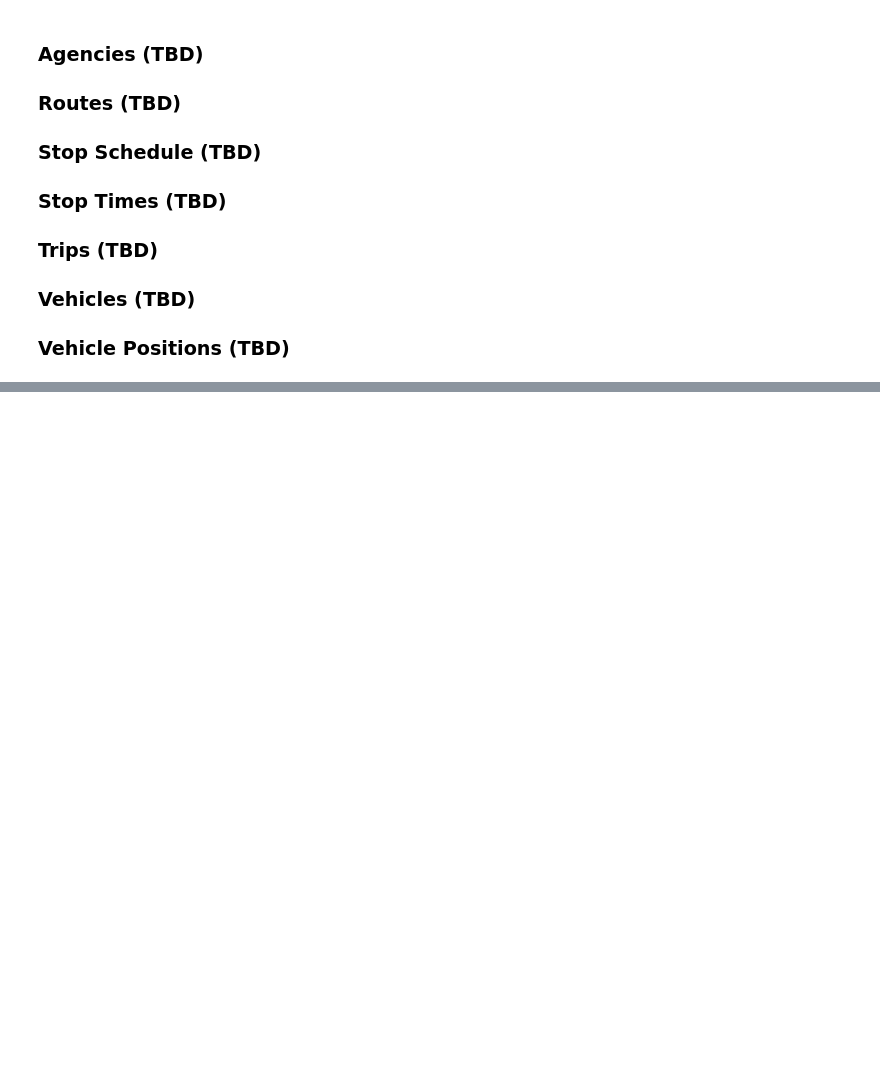
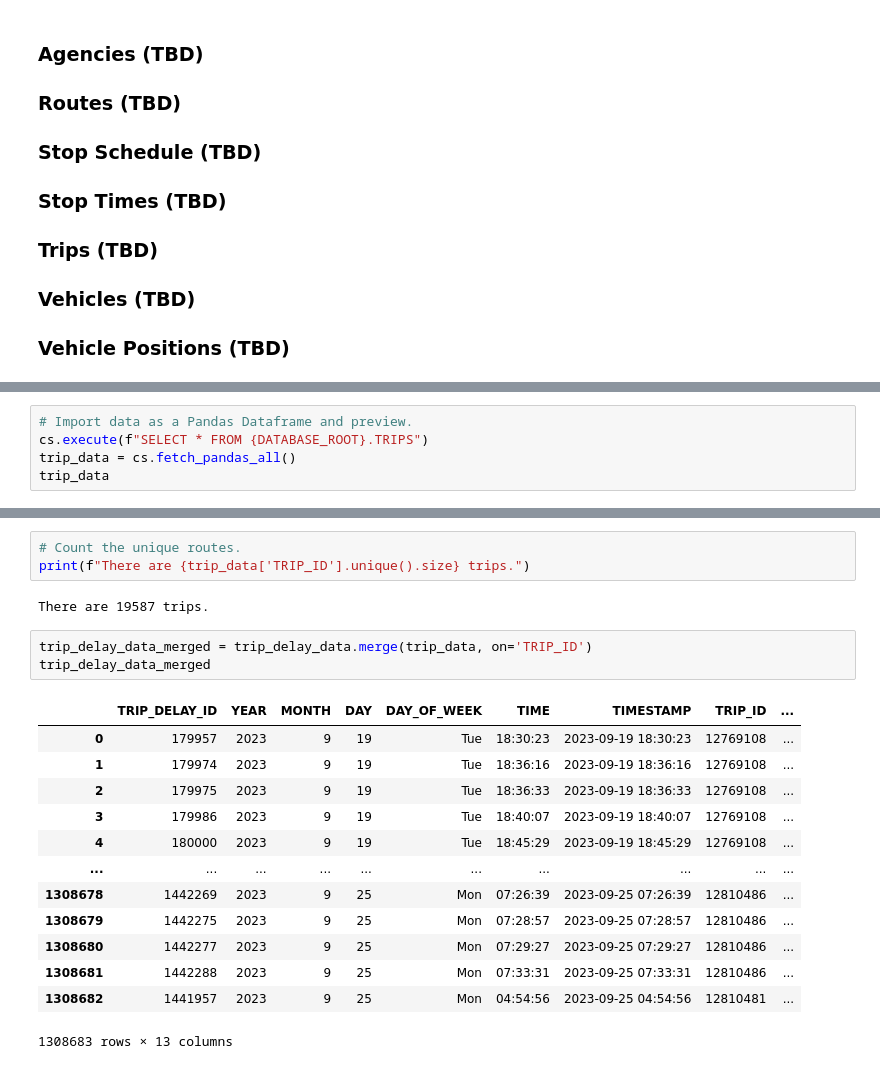
Before and after one commit to ResourceDataInc/TransportationHubPipeline, a Jupyter notebook: notebooks/transportation_hub_eda.ipynb, the cells around one changed output, grey strips where cells are left out. Saved outputs shown, nothing was run; the diff lists cells and outputs as text; blank space fills up the shorter version.

```diff
--- a/notebooks/transportation_hub_eda.ipynb
+++ b/notebooks/transportation_hub_eda.ipynb
@@ -215,0 +223,5 @@ trip_delay_data
+# %%
+# Import data as a Pandas Dataframe and preview.
+cs.execute(f"SELECT * FROM {DATABASE_ROOT}.TRIPS")
+trip_data = cs.fetch_pandas_all()
+trip_data
@@ -215,0 +242,22 @@ trip_delay_data
+# %%
+# Count the unique routes.
+print(f"There are {trip_data['TRIP_ID'].unique().size} trips.")
+# %% [output]
+There are 19587 trips.
+# %%
+trip_delay_data_merged = trip_delay_data.merge(trip_data, on='TRIP_ID')
+trip_delay_data_merged
+# %% [output]
+|  | TRIP_DELAY_ID | YEAR | MONTH | DAY | DAY_OF_WEEK | TIME | TIMESTAMP | TRIP_ID | ... |
+| 0 | 179957 | 2023 | 9 | 19 | Tue | 18:30:23 | 2023-09-19 18:30:23 | 12769108 | ... |
+| 1 | 179974 | 2023 | 9 | 19 | Tue | 18:36:16 | 2023-09-19 18:36:16 | 12769108 | ... |
+| 2 | 179975 | 2023 | 9 | 19 | Tue | 18:36:33 | 2023-09-19 18:36:33 | 12769108 | ... |
+| 3 | 179986 | 2023 | 9 | 19 | Tue | 18:40:07 | 2023-09-19 18:40:07 | 12769108 | ... |
+| 4 | 180000 | 2023 | 9 | 19 | Tue | 18:45:29 | 2023-09-19 18:45:29 | 12769108 | ... |
+| ... | ... | ... | ... | ... | ... | ... | ... | ... | ... |
+| 1308678 | 1442269 | 2023 | 9 | 25 | Mon | 07:26:39 | 2023-09-25 07:26:39 | 12810486 | ... |
+| 1308679 | 1442275 | 2023 | 9 | 25 | Mon | 07:28:57 | 2023-09-25 07:28:57 | 12810486 | ... |
+| 1308680 | 1442277 | 2023 | 9 | 25 | Mon | 07:29:27 | 2023-09-25 07:29:27 | 12810486 | ... |
+| 1308681 | 1442288 | 2023 | 9 | 25 | Mon | 07:33:31 | 2023-09-25 07:33:31 | 12810486 | ... |
+| 1308682 | 1441957 | 2023 | 9 | 25 | Mon | 04:54:56 | 2023-09-25 04:54:56 | 12810481 | ... |
+1308683 rows × 13 columns
```
Also changed, not shown: parts of 8 cells of this notebook, 1 other file.
